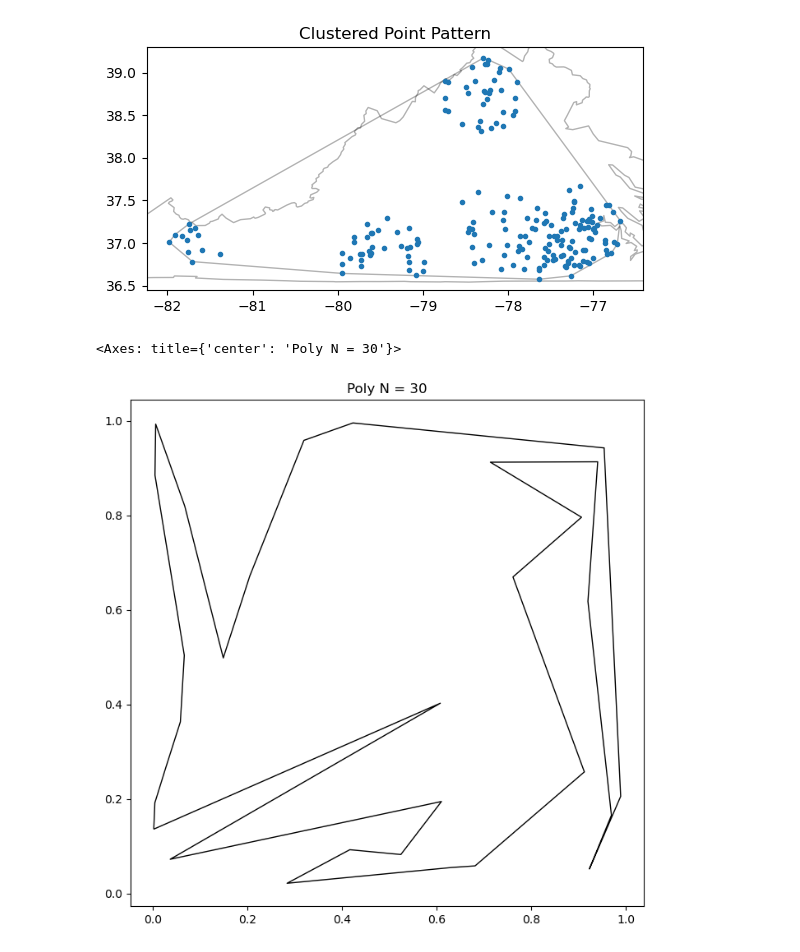
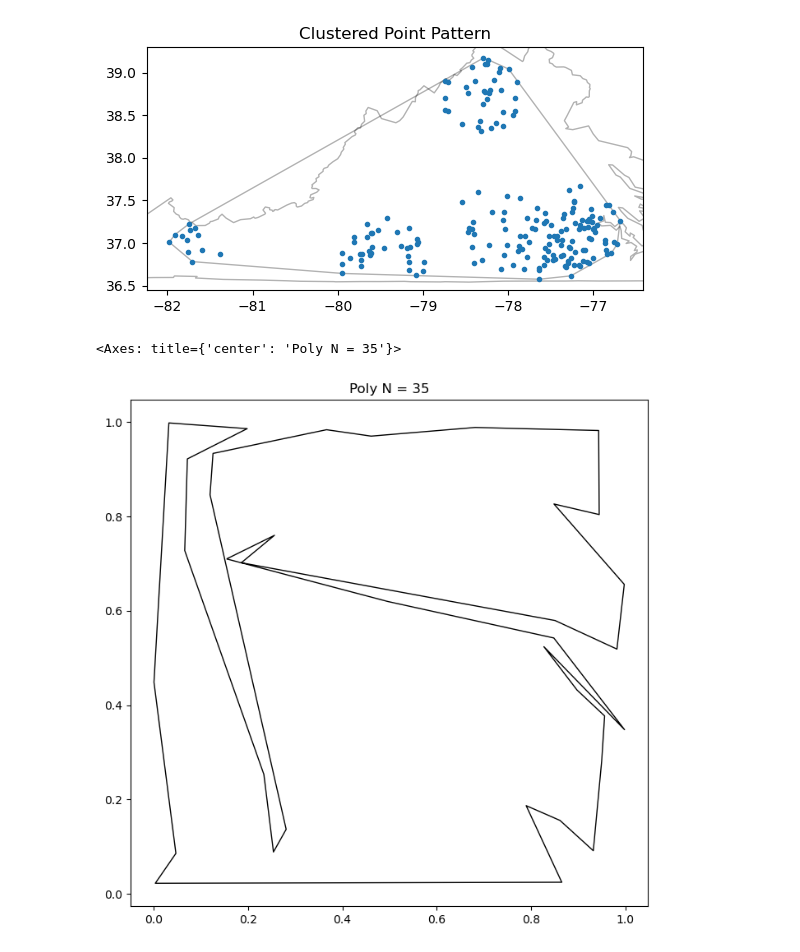
Before and after one commit to paddeaux/osm-poly-query, a Jupyter notebook: process.ipynb, the cells around one changed output. Saved outputs shown, nothing was run; the diff lists cells and outputs as text; code cells hidden in the pictures.

```diff
--- a/process.ipynb
+++ b/process.ipynb
@@ -202,36 +202,36 @@ def get_edges(poly):
 
 def new_polygon(poly_old):
     poly_found = False
     while(not poly_found):
         # generate new vertex candidate P
         P = new_vertex(poly_old)
         edges_old = get_edges(poly_old)
         verts = list(poly_old.exterior.coords)[:-1]
         for i, x in enumerate(verts):
             verts_temp = verts.copy()
             verts_temp.insert(i,P.coords[0])
             poly_temp = Polygon(verts_temp)
             edges_new = [x for x in get_edges(poly_temp) if x not in edges_old]
             edge_intersect = [y for x in edges_new for y in edges_old if x.intersects(y)]
             if(len(edge_intersect) <= 4):
                 return poly_temp
 
 def polygon_n(n=3):
     poly = triangle()
     for i in range(n-3):
         poly = new_polygon(poly)
     return poly
 
-n = 30
+n = 35
 poly_new = polygon_n(n)
 
 fig, ax = plt.subplots(1,1, figsize=(10,8))
 
 ax.set_title(f"Poly N = {n}")
 gpd.GeoSeries(poly_new).plot(ax=ax, edgecolor='black', facecolor='none')
 # %% [output]
-<Axes: title={'center': 'Poly N = 30'}>
+<Axes: title={'center': 'Poly N = 35'}>
-[figure, old version]
+[figure, new version]
 # %%
 fig, ax = plt.subplots(1,1, figsize=(10,8))
 
```
